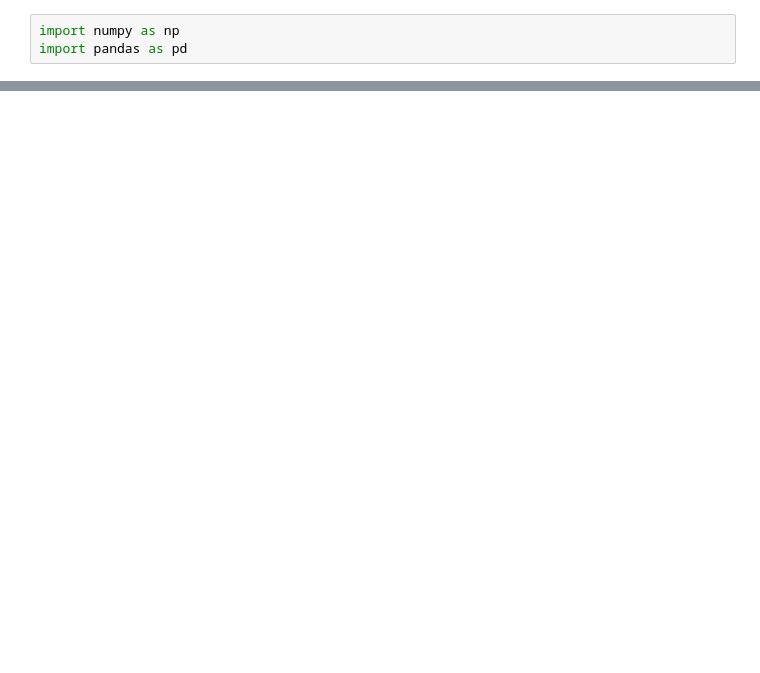
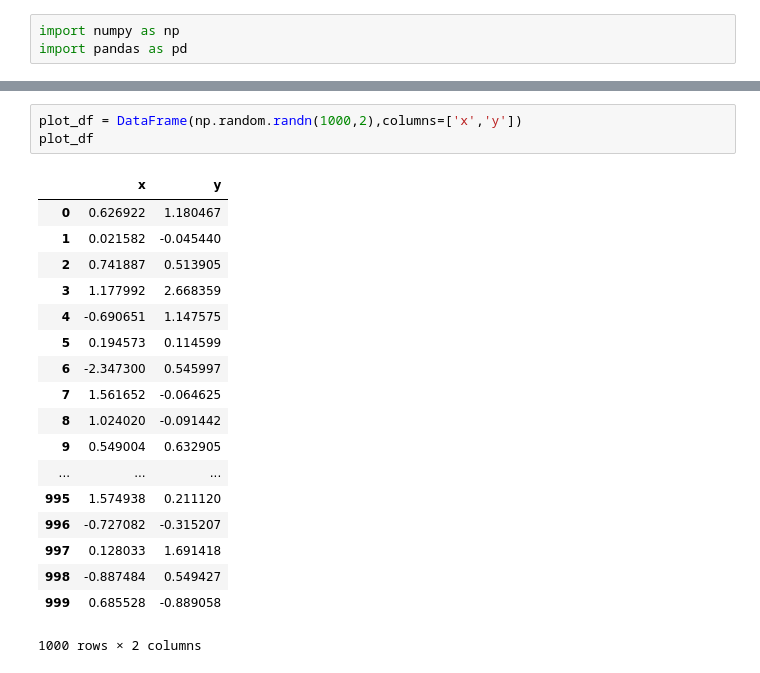
Before and after one commit to faameem/machine-learning, a Jupyter notebook: machine-learning-mastery/machine-learning-mastery-with-python-mini-course/02-get-around-in-python-numpy-matplotlib-and-pandas/pandas/pandas-official-tutorials-scratchpad.ipynb, the cells around one changed output, grey strips where cells are left out. Saved outputs shown, nothing was run; the diff lists cells and outputs as text; blank space fills up the shorter version.

```diff
--- a/machine-learning-mastery/machine-learning-mastery-with-python-mini-course/02-get-around-in-python-numpy-matplotlib-and-pandas/pandas/pandas-official-tutorials-scratchpad.ipynb
+++ b/machine-learning-mastery/machine-learning-mastery-with-python-mini-course/02-get-around-in-python-numpy-matplotlib-and-pandas/pandas/pandas-official-tutorials-scratchpad.ipynb
@@ -117,0 +73,22 @@ array([(1, 2.0, b'Hello'), (2, 3.0, b'World')],
+# %%
+plot_df = DataFrame(np.random.randn(1000,2),columns=['x','y'])
+plot_df
+# %% [output]
+|  | x | y |
+| 0 | 0.626922 | 1.180467 |
+| 1 | 0.021582 | -0.045440 |
+| 2 | 0.741887 | 0.513905 |
+| 3 | 1.177992 | 2.668359 |
+| 4 | -0.690651 | 1.147575 |
+| 5 | 0.194573 | 0.114599 |
+| 6 | -2.347300 | 0.545997 |
+| 7 | 1.561652 | -0.064625 |
+| 8 | 1.024020 | -0.091442 |
+| 9 | 0.549004 | 0.632905 |
+| ... | ... | ... |
+| 995 | 1.574938 | 0.211120 |
+| 996 | -0.727082 | -0.315207 |
+| 997 | 0.128033 | 1.691418 |
+| 998 | -0.887484 | 0.549427 |
+| 999 | 0.685528 | -0.889058 |
+1000 rows × 2 columns
```
Also changed, not shown: parts of 19 cells of this notebook, 1 other file.
